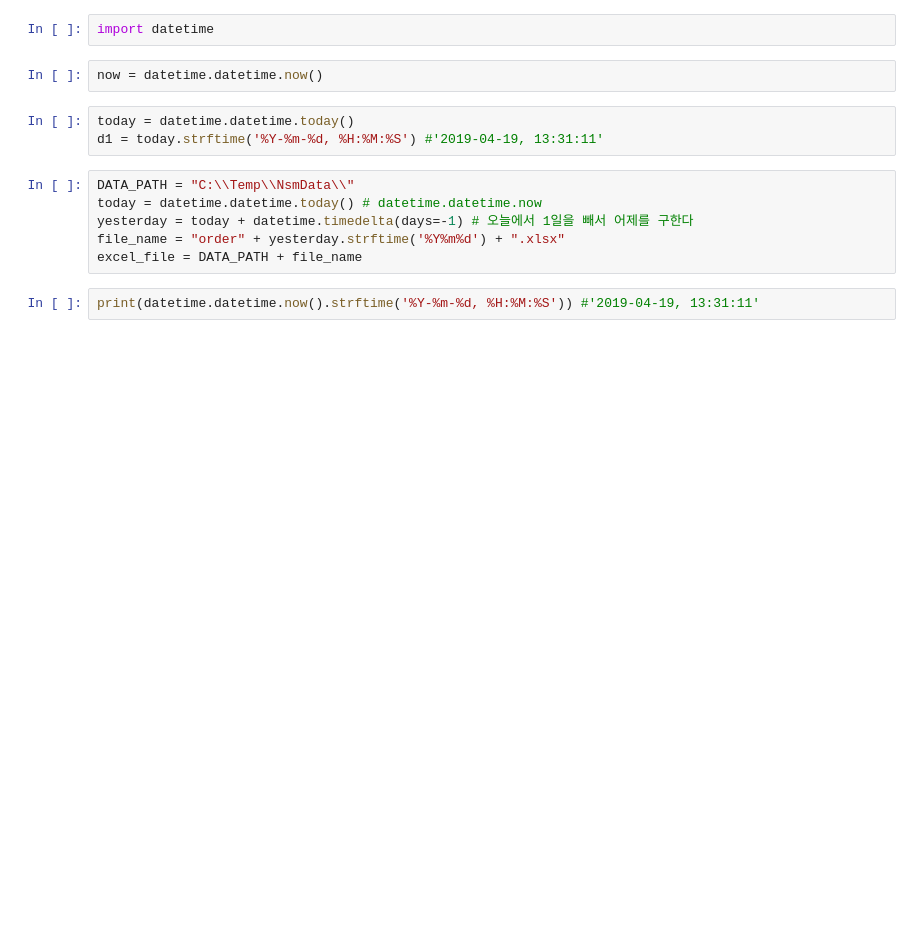
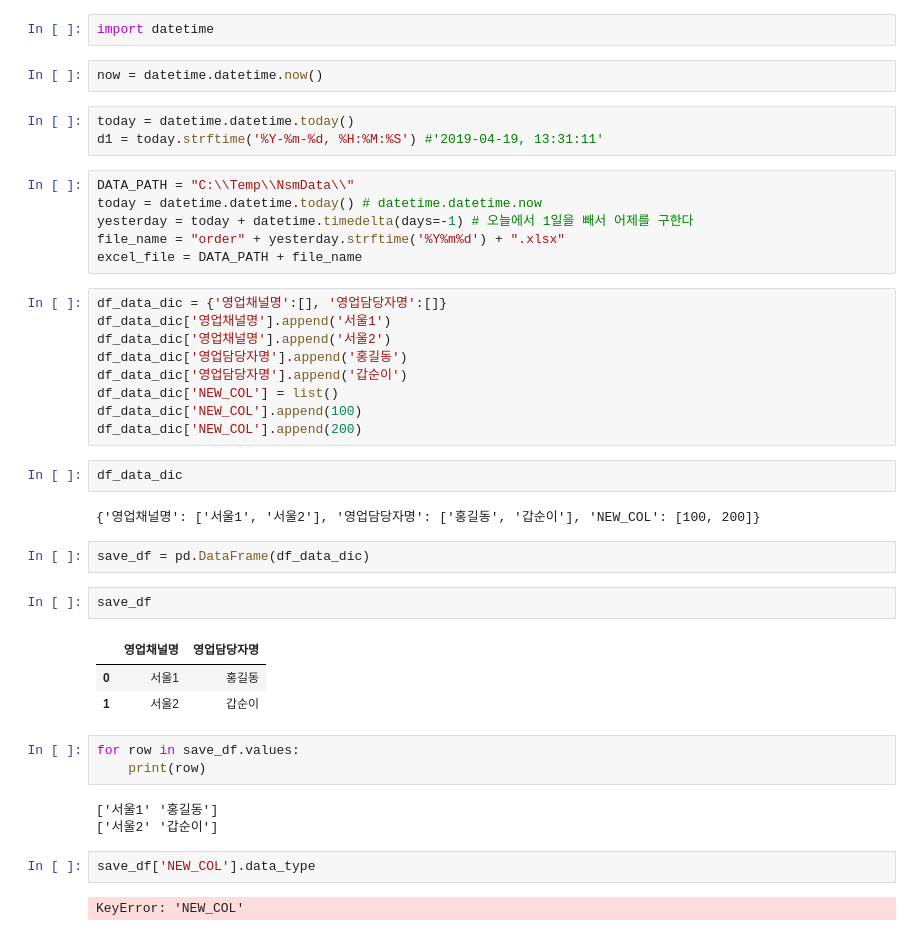
Before and after one commit to primekjt/JupyterFolder, a Jupyter notebook: order_check.ipynb, the cells around one changed output. Cells and saved outputs as stored; diff of their text form; blank space fills up the shorter version.

```diff
--- a/order_check.ipynb
+++ b/order_check.ipynb
@@ -177,7 +136,36 @@ today = datetime.datetime.today() # datetime.datetime.now
 yesterday = today + datetime.timedelta(days=-1) # 오늘에서 1일을 빼서 어제를 구한다
 file_name = "order" + yesterday.strftime('%Y%m%d') + ".xlsx"
 excel_file = DATA_PATH + file_name
-# %%
-print(datetime.datetime.now().strftime('%Y-%m-%d, %H:%M:%S')) #'2019-04-19, 13:31:11'
+# %%
+df_data_dic = {'영업채널명':[], '영업담당자명':[]}
+df_data_dic['영업채널명'].append('서울1')
+df_data_dic['영업채널명'].append('서울2')
+df_data_dic['영업담당자명'].append('홍길동')
+df_data_dic['영업담당자명'].append('갑순이')
+df_data_dic['NEW_COL'] = list()
+df_data_dic['NEW_COL'].append(100)
+df_data_dic['NEW_COL'].append(200)
+# %%
+df_data_dic
+# %% [output]
+{'영업채널명': ['서울1', '서울2'], '영업담당자명': ['홍길동', '갑순이'], 'NEW_COL': [100, 200]}
+# %%
+save_df = pd.DataFrame(df_data_dic)
+# %%
+save_df
+# %% [output]
+|  | 영업채널명 | 영업담당자명 |
+| 0 | 서울1 | 홍길동 |
+| 1 | 서울2 | 갑순이 |
+# %%
+for row in save_df.values:
+    print(row)
+# %% [output]
+['서울1' '홍길동']
+['서울2' '갑순이']
+# %%
+save_df['NEW_COL'].data_type
+# %% [output]
+KeyError: 'NEW_COL'
 # %%
 today
```
Also changed, not shown: parts of 17 cells of this notebook.
